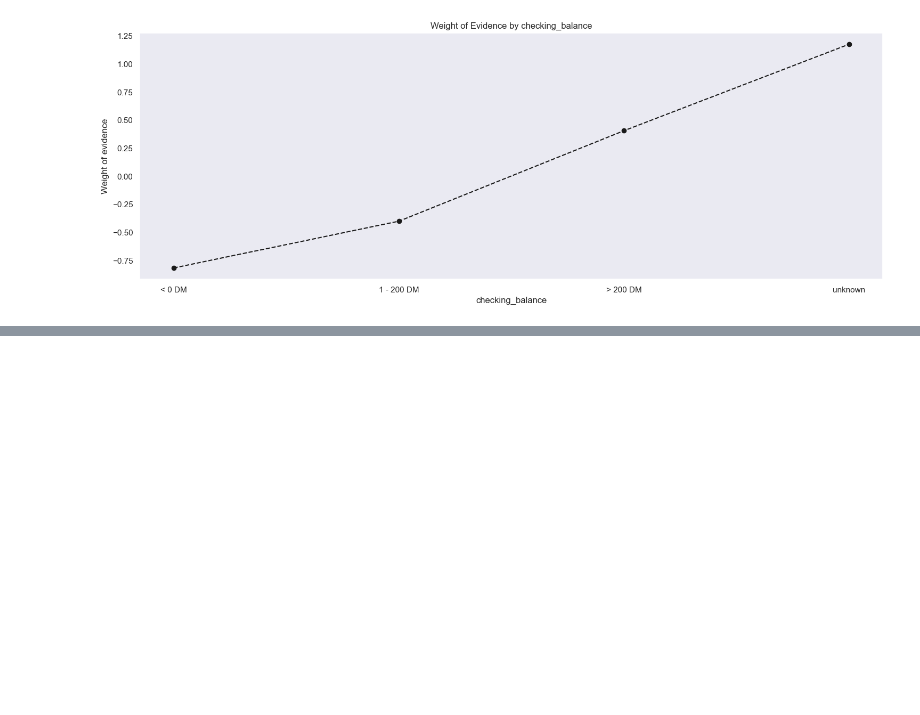
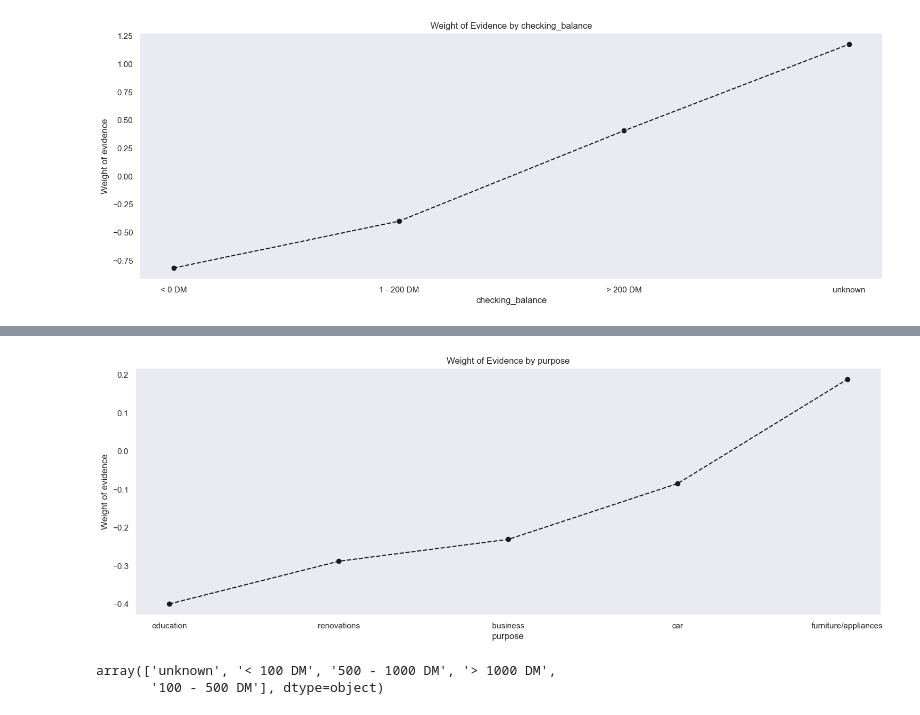
Before and after one commit to sumanpaudel1997/Credit-Risk-Modeling-in-Python, a Jupyter notebook: german credit risk.ipynb, the cells around one changed output, grey strips where cells are left out. Drawn from its saved outputs; the diff is of its cells as text; code cells hidden in the pictures; blank space fills up the shorter version.

```diff
--- a/german credit risk.ipynb
+++ b/german credit risk.ipynb
@@ -248,0 +271,3 @@ plot_by_woe(df_temp)
+# %%
+df_loan_data['credit_history_perfect_good_verygood'] = sum([df_loan_data['credit_history_perfect'], df_loan_data['credit_history_good'],df_loan_data['credit_history_very good']])
+df_loan_data['credit_history_poor_critical'] = sum([df_loan_data['credit_history_critical'],df_loan_data['credit_history_poor']])
@@ -248,0 +281,3 @@ plot_by_woe(df_temp)
+# %%
+df_temp = woe_discrete(df_loan_data, 'purpose', df_loan_data['default_encoded'])
+df_temp
@@ -248,0 +291,4 @@ plot_by_woe(df_temp)
+# %%
+plot_by_woe(df_temp)
+# %% [output]
+[figure, added]
@@ -248,0 +300,5 @@ plot_by_woe(df_temp)
+# %%
+df_loan_data['savings_balance'].unique()
+# %% [output]
+array(['unknown', '< 100 DM', '500 - 1000 DM', '> 1000 DM',
+       '100 - 500 DM'], dtype=object)
```
Also changed, not shown: parts of 20 cells of this notebook.
